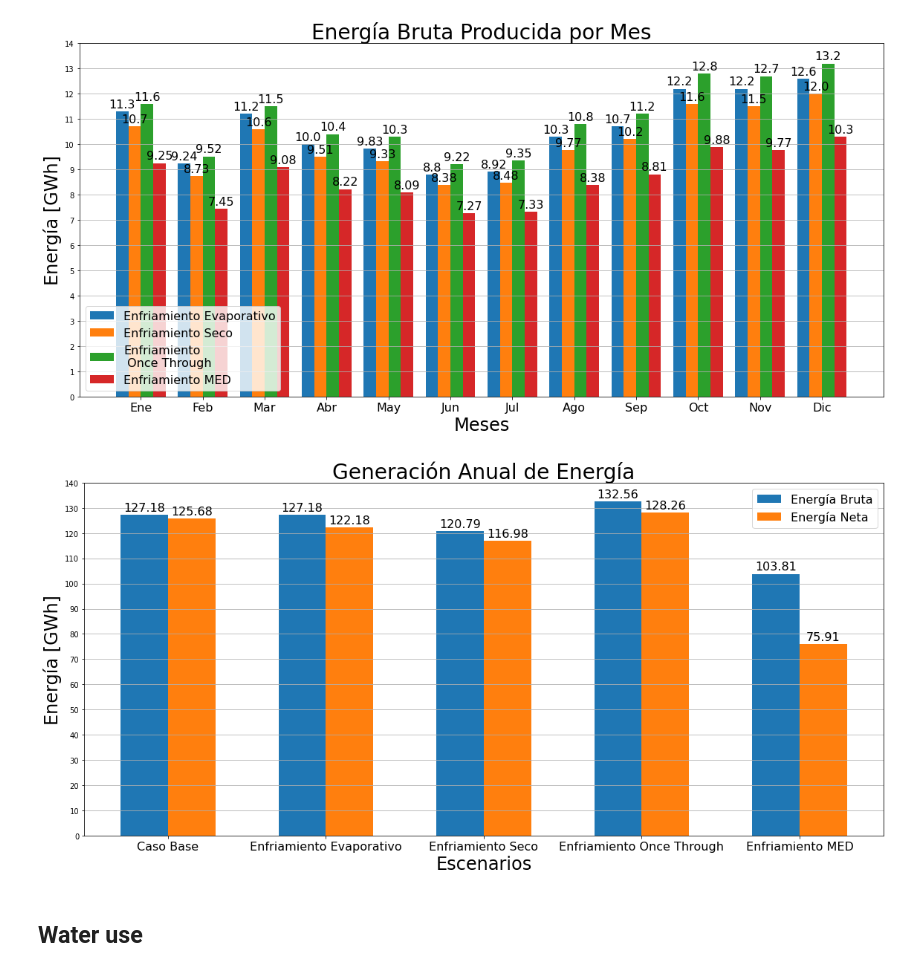
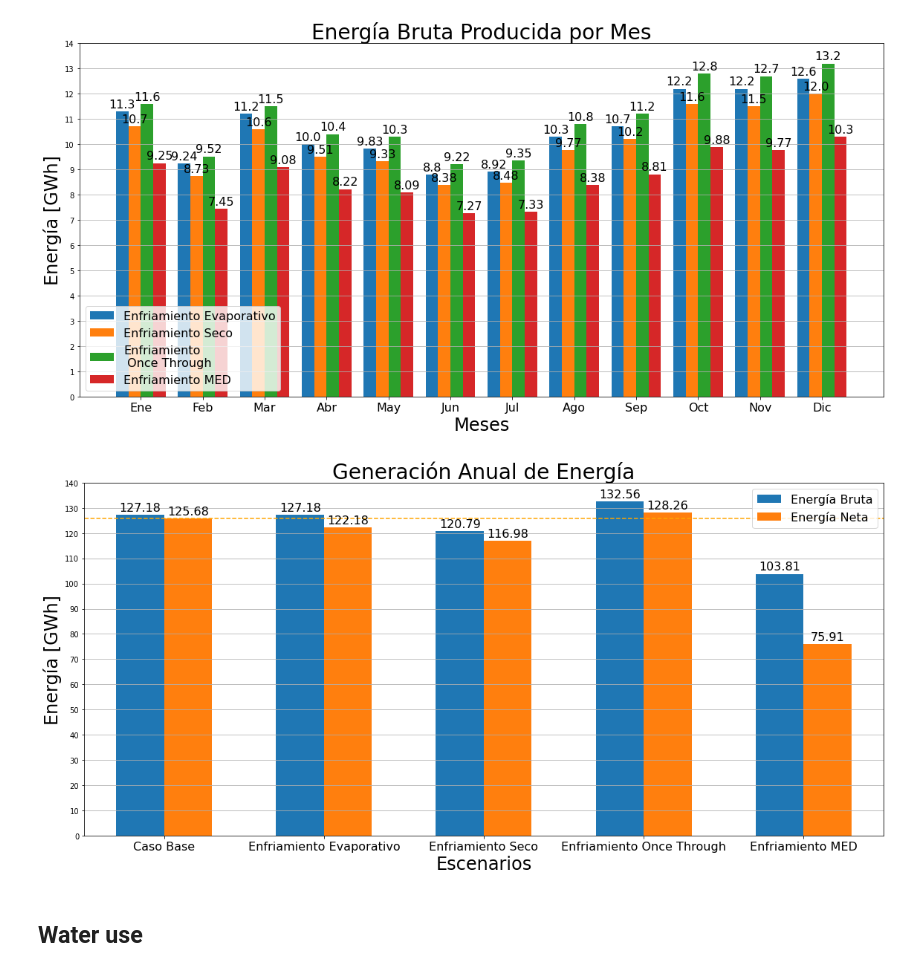
Before and after one commit to georgegacitua/CSP_data, a Jupyter notebook: CSP_comparison.ipynb, the cells around one changed output. Cells and saved outputs as stored; diff of their text form; code cells hidden in the pictures.

```diff
--- a/CSP_comparison.ipynb
+++ b/CSP_comparison.ipynb
@@ -87,33 +87,36 @@ plt.show()
 # %%
 annual_gen = [127.18, 127.18, 120.79, 132.56, 103.81]
 annual_netgen = [127.18 - 1.5, 127.18 - 5, 120.79 - 3.81, 132.56 - 4.3, 103.81 - 27.9]
 
 x = np.arange(len(cases[1:]))  # the label locations
 width = 0.3  # the width of the bars
 
 fig, ax = plt.subplots(figsize=(16, 8))
 rects1 = ax.bar(x - width/2, annual_gen, width, label= 'Energía Bruta')
 rects2 = ax.bar(x + width/2, annual_netgen, width, label= 'Energía Neta')
+ax.plot([-1, 8], [annual_netgen[0], annual_netgen[0]], color='orange', linestyle= '--'
+        )
 
 # Add some text for labels, title and custom x-axis tick labels, etc.
 ax.set_ylabel('Energía [GWh]', fontsize= 24)
 ax.set_xlabel('Escenarios', fontsize= 24)
 ax.set_title('Generación Anual de Energía', fontsize= 28)
 ax.set_xticks(x)
 ax.set_yticks(np.arange(0, 150, 10))
 ax.set_ylim(0, 140)
+ax.set_xlim(-0.5, 4.5)
 ax.set_xticklabels(cases[1:], fontsize= 16)
 ax.grid(axis= 'y')
 ax.legend(fontsize= 16)
 
 autolabel(rects1)
 autolabel(rects2)
 
 fig.tight_layout()
 plt.savefig('annual_energy_parasitic.png', format='png', bbox_inches='tight')
 plt.show()
 # %% [output]
-[figure, old version]
+[figure, new version]
 # %% [markdown]
 ## Water use
 # %%
```
Also changed, not shown: parts of 3 cells of this notebook, 3 other files.
